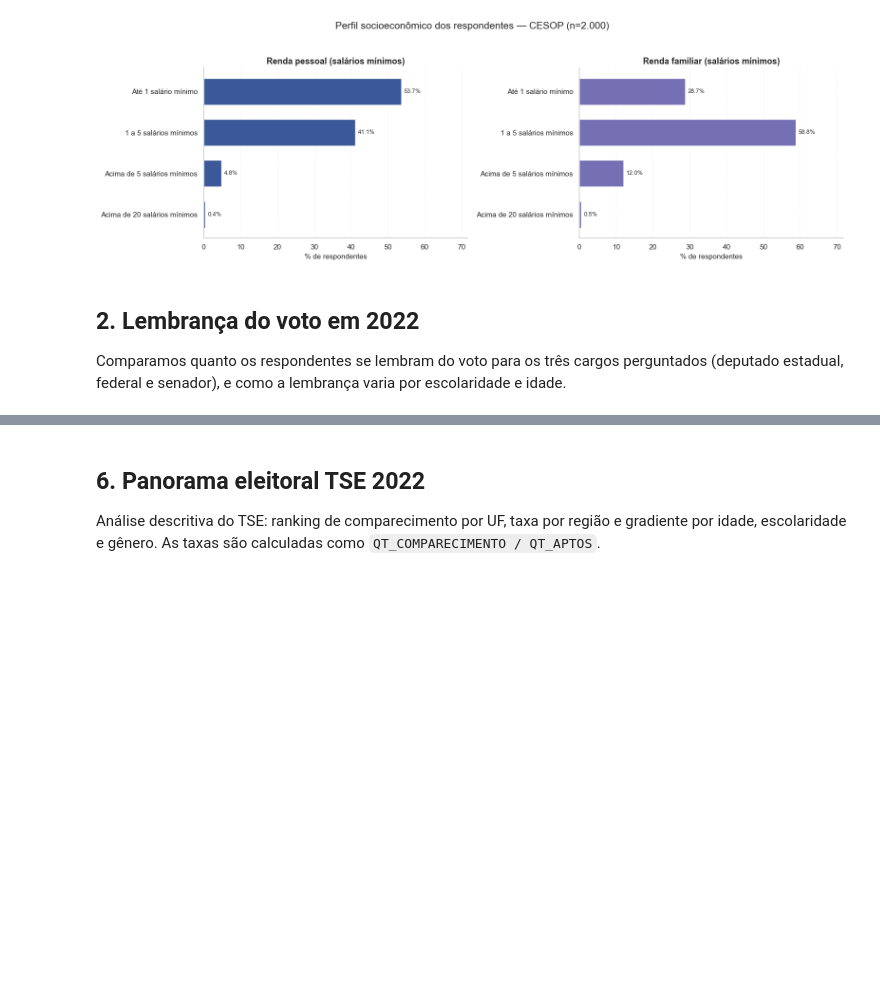
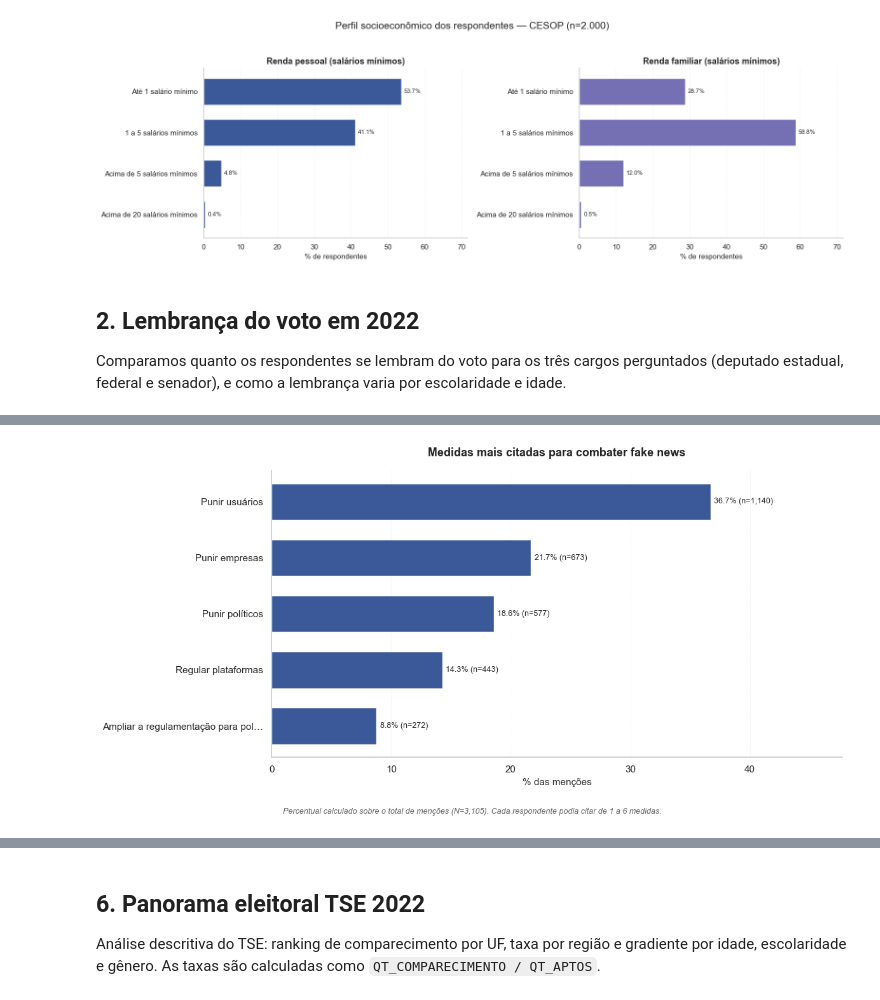
Before and after one commit to edfeherr/projeto-eda-democracia, a Jupyter notebook: notebooks/02_analises_exploratorias.ipynb, the cells around one changed output, grey strips where cells are left out. Cells and saved outputs as stored; diff of their text form; code cells hidden in the pictures; blank space fills up the shorter version.

```diff
--- a/notebooks/02_analises_exploratorias.ipynb
+++ b/notebooks/02_analises_exploratorias.ipynb
@@ -397,13 +538,94 @@ Pergunta de múltipla escolha (P.03): *Quais opções poderiam contribuir no com
 # %%
-# Frequência de cada medida mencionada (consolidando as 6 colunas).
+from IPython.display import display
+
+# === Dados e helpers compartilhados — seção 4 (Combate às fake news) ===
 cols_p3 = [f"P_03_{i}" for i in range(1, 7)]
-todas_medidas = pd.concat([df_cesop[c] for c in cols_p3], ignore_index=True).dropna()
-freq_medidas = todas_medidas.value_counts()
+todas_medidas_raw = pd.concat([df_cesop[c] for c in cols_p3], ignore_index=True).dropna()
+TOTAL_MENC_P3 = len(todas_medidas_raw)
 
-fig, ax = plt.subplots(figsize=(12, 6))
-freq_medidas.sort_values().plot.barh(ax=ax, color="#d95f02")
-ax.set_title("Medidas mais citadas para combater fake news (todas as menções)")
-ax.set_xlabel("Número de menções")
+
+def _abrev_medida(nome):
+    """Abrevia nomes longos de medidas contra fake news via regex por substring."""
+    tabela = [
+        (r"usuário.*divulg|divulg.*usuário|usuário.*compart|compart.*usuário",
+         "Punir usuários"),
+        (r"empresa.*não.*remov|plataforma.*não.*remov|punir.*empresa",
+         "Punir empresas"),
+        (r"cassar|punir.*polít|polít.*punir|responsabilizar.*polít",
+         "Punir políticos"),
+        (r"regular.*plataforma|plataforma.*digit|rede.*social",
+         "Regular plataformas"),
+        (r"regular.*usuário|usuário.*regular",
+         "Regular usuários"),
+        (r"regular.*polít|polít.*regular",
+         "Regular políticos"),
+    ]
+    nome_lower = str(nome).lower()
+    for padrao, abrev in tabela:
+        if re.search(padrao, nome_lower):
+            return abrev
+    s = str(nome)
+    return s if len(s) <= 36 else s[:33] + "…"
+
+
+TIPO_ACAO_MAP = {
+    "Punir usuários":      "Punição / Responsabilização",
+    "Punir empresas":      "Punição / Responsabilização",
+    "Punir políticos":     "Punição / Responsabilização",
+    "Regular plataformas": "Regulamentação",
+    "Regular usuários":    "Regulamentação",
+    "Regular políticos":   "Regulamentação",
+}
+
+ATOR_RESP_MAP = {
+    "Punir usuários":      "Usuários",
+    "Punir empresas":      "Empresas / Plataformas",
+    "Punir políticos":     "Políticos",
+    "Regular plataformas": "Empresas / Plataformas",
+    "Regular usuários":    "Usuários",
+    "Regular políticos":   "Políticos",
+}
+
+# Série com rótulos abreviados — computada uma vez, reutilizada nos gráficos 3 e 4.
+todas_medidas_abrev = todas_medidas_raw.map(_abrev_medida)
+
+
+# === Gráfico 1: Ranking das medidas ===
+freq_med = todas_medidas_raw.value_counts()
+df_med = pd.DataFrame({"n": freq_med, "pct": freq_med / TOTAL_MENC_P3 * 100})
+df_med.index = [_abrev_medida(i) for i in df_med.index]
+df_med = df_med.groupby(df_med.index).sum()  # agrega variações que mapeiam ao mesmo rótulo
+df_med = df_med.sort_values("pct")           # ascending → maior fica no topo com barh
+
+fig, ax = plt.subplots(figsize=(12, max(6, len(df_med) * 0.65)))
+bars = ax.barh(df_med.index, df_med["pct"], color=COR_PRINCIPAL, height=0.65)
+
+ax.set_title("Medidas mais citadas para combater fake news", pad=16)
+ax.set_xlabel("% das menções")
+ax.set_xlim(0, df_med["pct"].max() * 1.30)
 ax.set_ylabel("")
-plt.tight_layout()
+ax.grid(axis="y", visible=False)
+ax.grid(axis="x", alpha=0.2, linestyle="--", linewidth=0.7)
+ax.spines["top"].set_visible(False)
+ax.spines["right"].set_visible(False)
+
+for bar, pct, n in zip(bars, df_med["pct"], df_med["n"]):
+    ax.text(pct + 0.3, bar.get_y() + bar.get_height() / 2,
+            f"{pct:.1f}% (n={int(n):,})", va="center", fontsize=9)
+
+fig.text(
+    0.5, 0.01,
+    f"Percentual calculado sobre o total de menções (N={TOTAL_MENC_P3:,}). "
+    "Cada respondente podia citar de 1 a 6 medidas.",
+    ha="center", fontsize=9, color="#666666", style="italic",
+)
+plt.tight_layout(rect=[0, 0.05, 1, 1])
 plt.show()
+
+print(f"\nTabela 1 — Medidas mais citadas (total de menções = {TOTAL_MENC_P3:,})")
+tab_med = df_med[["n", "pct"]].sort_values("pct", ascending=False).copy()
+tab_med.columns = ["Menções", "% das menções"]
+tab_med["% das menções"] = tab_med["% das menções"].map("{:.1f}%".format)
+display(tab_med)
+# %% [output]
+[figure, added]
```
Also changed, not shown: parts of 20 cells of this notebook.
